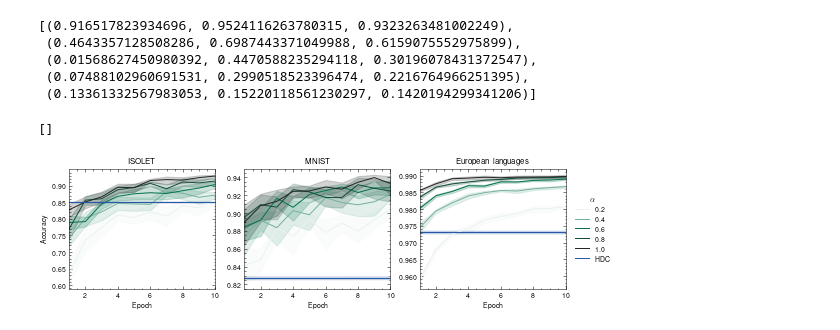
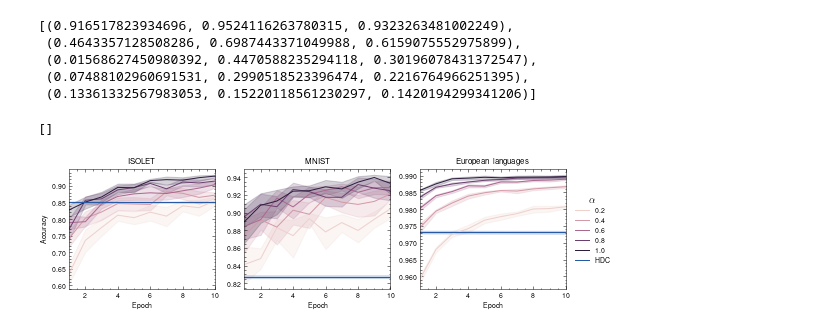
Before and after one commit to hyperdimensional-computing/torchhd, a Jupyter notebook: results.ipynb, the cells around one changed output. Cells and saved outputs as stored; diff of their text form; code cells hidden in the pictures.

Commit message:
Update colors

```diff
--- a/results.ipynb
+++ b/results.ipynb
@@ -45,6 +45,7 @@ language.resources = (language.resources * 10).round() / 10
 language = language[(language.resources == 0.2) | (language.resources == 0.4) | (language.resources == 0.6) | (language.resources == 0.8) | (language.resources == 1.0)]
 
 # colors = ["#F7DDA1", "#C6BA6C", "#829051", "#3B5936", "#023B27"]
+colors = None
 
 
 sns.lineplot(x="epoch", y="accuracy", hue="resources", data=isolet, ax=ax1, palette=colors)
@@ -52,31 +53,31 @@ sns.lineplot(x="epoch", y="accuracy", data=isolet_hdc, ax=ax1, color="#2659A6",
 ax1.set_xlim(1, 10)
 # ax1.set_ylim(0.6, 1)
 ax1.set_title("ISOLET", fontsize=8)
 ax1.set_xlabel("Epoch")
 ax1.set_ylabel("Accuracy")
 ax1.get_legend().remove()
 
 sns.lineplot(x="epoch", y="accuracy", hue="resources", data=mnist, ax=ax2, palette=colors)
 sns.lineplot(x="epoch", y="accuracy", data=mnist_hdc, ax=ax2, color="#2659A6", label="HDC")
 ax2.set_xlim(1, 10)
 # ax2.set_ylim(0.6, 1)
 ax2.set_title("MNIST", fontsize=8)
 ax2.set_xlabel("Epoch")
 ax2.set_ylabel(None)
 ax2.get_legend().remove()
 
 sns.lineplot(x="epoch", y="accuracy", hue="resources", data=language, ax=ax3, palette=colors)
 sns.lineplot(x="epoch", y="accuracy", data=language_hdc, ax=ax3, color="#2659A6", label="HDC")
 ax3.set_xlim(1, 10)
 # ax3.set_ylim(0.6, 1)
 ax3.set_title("European languages", fontsize=8)
 ax3.set_xlabel("Epoch")
 ax3.set_ylabel(None)
 ax3.legend(bbox_to_anchor=(1.02, 0.5), loc="center left", title="$\\alpha$")
 
 plt.savefig("with-gradient.pgf")
 plt.savefig("with-gradient.png", dpi=300)
 plt.plot()
 # %% [output]
 []
-[figure, old version]
+[figure, new version]
```
Also changed, not shown: 2 other files.
